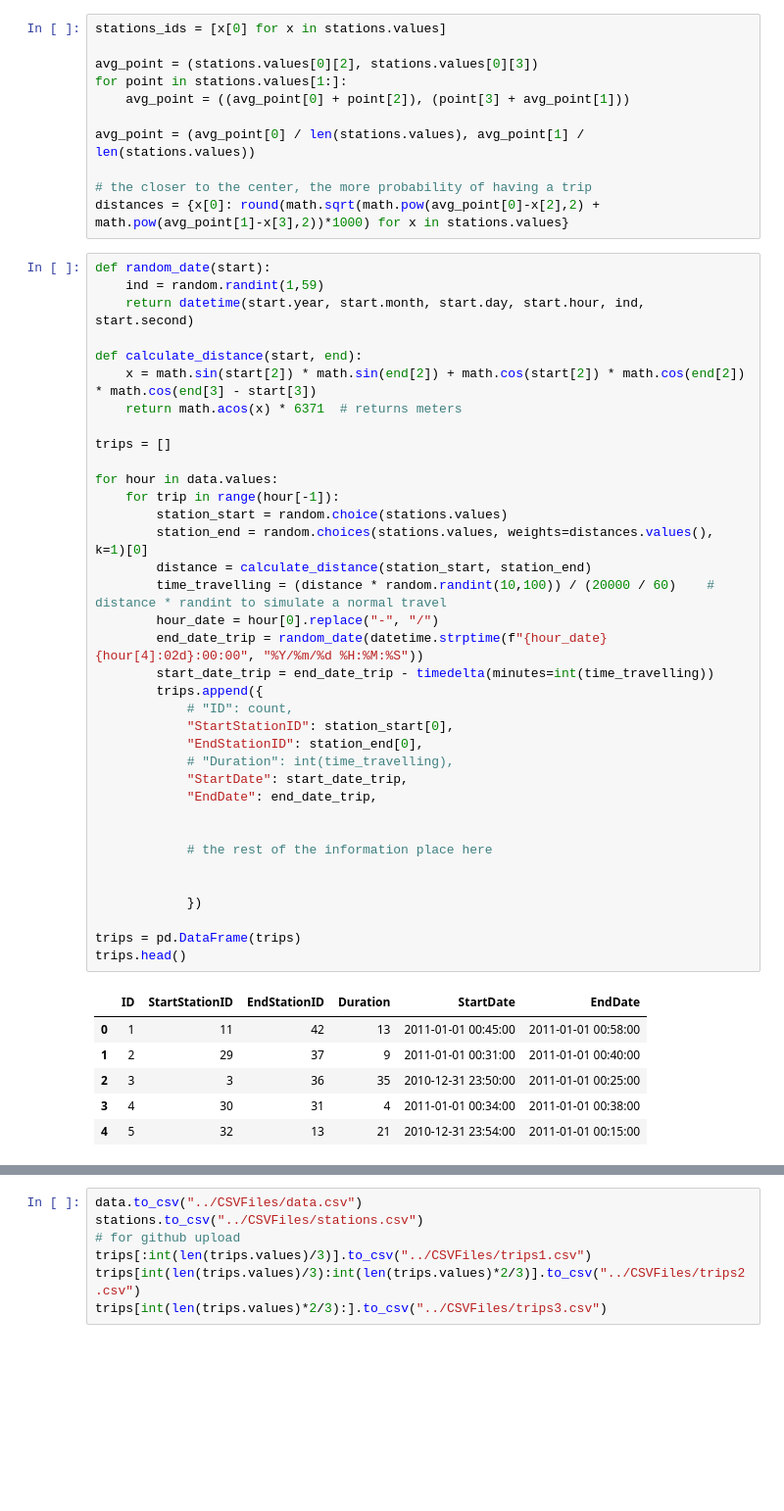
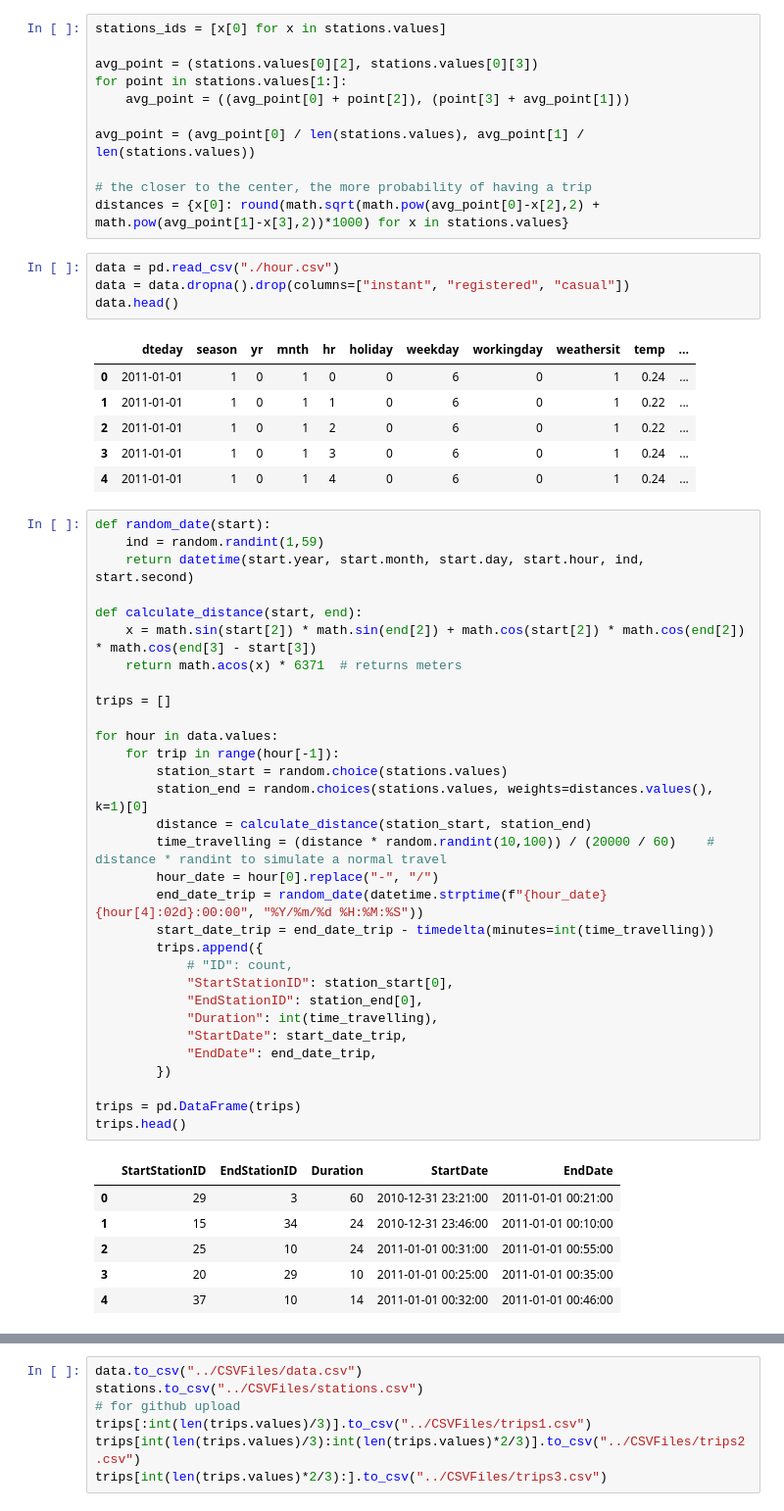
Before and after one commit to FlipGoncalves/BikeSharingDeepLearning, a Jupyter notebook: DatasetSTM/stmdatasetsimulation.ipynb, the cells around one changed output, grey strips where cells are left out. Shown: that part at 98% size. Cells and saved outputs as stored; diff of their text form; blank space fills up the shorter version.

```diff
--- a/DatasetSTM/stmdatasetsimulation.ipynb
+++ b/DatasetSTM/stmdatasetsimulation.ipynb
@@ -77,46 +66,52 @@ avg_point = (avg_point[0] / len(stations.values), avg_point[1] / len(stations.va
 
 # the closer to the center, the more probability of having a trip
 distances = {x[0]: round(math.sqrt(math.pow(avg_point[0]-x[2],2) + math.pow(avg_point[1]-x[3],2))*1000) for x in stations.values}
+# %%
+data = pd.read_csv("./hour.csv")
+data = data.dropna().drop(columns=["instant", "registered", "casual"])
+data.head()
+# %% [output]
+|  | dteday | season | yr | mnth | hr | holiday | weekday | workingday | weathersit | temp | ... |
+| 0 | 2011-01-01 | 1 | 0 | 1 | 0 | 0 | 6 | 0 | 1 | 0.24 | ... |
+| 1 | 2011-01-01 | 1 | 0 | 1 | 1 | 0 | 6 | 0 | 1 | 0.22 | ... |
+| 2 | 2011-01-01 | 1 | 0 | 1 | 2 | 0 | 6 | 0 | 1 | 0.22 | ... |
+| 3 | 2011-01-01 | 1 | 0 | 1 | 3 | 0 | 6 | 0 | 1 | 0.24 | ... |
+| 4 | 2011-01-01 | 1 | 0 | 1 | 4 | 0 | 6 | 0 | 1 | 0.24 | ... |
 # %%
 def random_date(start):
     ind = random.randint(1,59)
     return datetime(start.year, start.month, start.day, start.hour, ind, start.second)
 
 def calculate_distance(start, end):
     x = math.sin(start[2]) * math.sin(end[2]) + math.cos(start[2]) * math.cos(end[2]) * math.cos(end[3] - start[3])
     return math.acos(x) * 6371  # returns meters
 
 trips = []
 
 for hour in data.values:
     for trip in range(hour[-1]):
         station_start = random.choice(stations.values)
         station_end = random.choices(stations.values, weights=distances.values(), k=1)[0]
         distance = calculate_distance(station_start, station_end)
         time_travelling = (distance * random.randint(10,100)) / (20000 / 60)    # distance * randint to simulate a normal travel
         hour_date = hour[0].replace("-", "/")
         end_date_trip = random_date(datetime.strptime(f"{hour_date} {hour[4]:02d}:00:00", "%Y/%m/%d %H:%M:%S"))
         start_date_trip = end_date_trip - timedelta(minutes=int(time_travelling))
         trips.append({
             # "ID": count,
             "StartStationID": station_start[0],
             "EndStationID": station_end[0],
-            # "Duration": int(time_travelling),
+            "Duration": int(time_travelling),
             "StartDate": start_date_trip,
             "EndDate": end_date_trip,
-
-
-            # the rest of the information place here
-
-
-            })
+        })
 
 trips = pd.DataFrame(trips)
 trips.head()
 # %% [output]
-|  | ID | StartStationID | EndStationID | Duration | StartDate | EndDate |
-| 0 | 1 | 11 | 42 | 13 | 2011-01-01 00:45:00 | 2011-01-01 00:58:00 |
-| 1 | 2 | 29 | 37 | 9 | 2011-01-01 00:31:00 | 2011-01-01 00:40:00 |
-| 2 | 3 | 3 | 36 | 35 | 2010-12-31 23:50:00 | 2011-01-01 00:25:00 |
-| 3 | 4 | 30 | 31 | 4 | 2011-01-01 00:34:00 | 2011-01-01 00:38:00 |
-| 4 | 5 | 32 | 13 | 21 | 2010-12-31 23:54:00 | 2011-01-01 00:15:00 |
+|  | StartStationID | EndStationID | Duration | StartDate | EndDate |
+| 0 | 29 | 3 | 60 | 2010-12-31 23:21:00 | 2011-01-01 00:21:00 |
+| 1 | 15 | 34 | 24 | 2010-12-31 23:46:00 | 2011-01-01 00:10:00 |
+| 2 | 25 | 10 | 24 | 2011-01-01 00:31:00 | 2011-01-01 00:55:00 |
+| 3 | 20 | 29 | 10 | 2011-01-01 00:25:00 | 2011-01-01 00:35:00 |
+| 4 | 37 | 10 | 14 | 2011-01-01 00:32:00 | 2011-01-01 00:46:00 |
```
Also changed, not shown: parts of 13 cells of this notebook.
